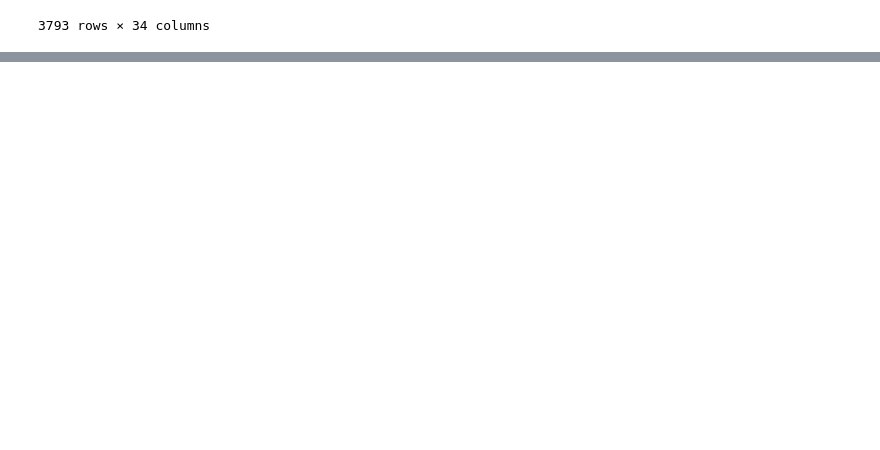
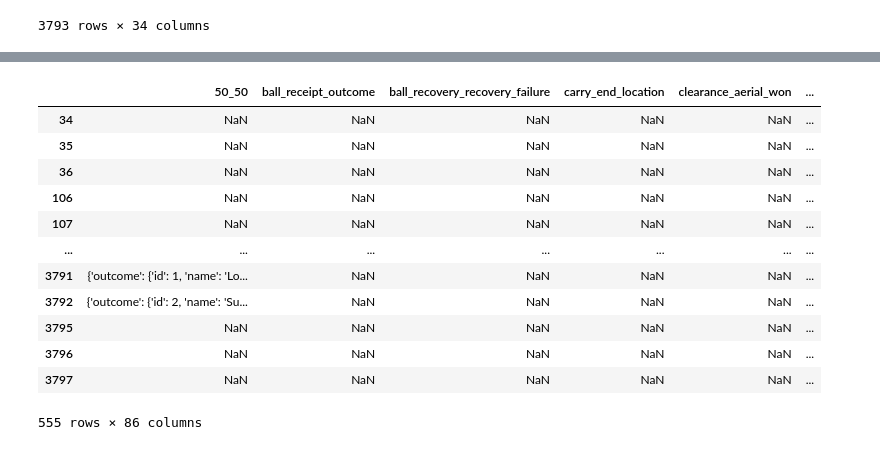
Before and after one commit to ryaa2020/Throw-ins-Gain-the-Upper-Hand, a Jupyter notebook: starter.ipynb, the cells around one changed output, grey strips where cells are left out. Cells and saved outputs as stored; diff of their text form; code cells hidden in the pictures; blank space fills up the shorter version.

```diff
--- a/starter.ipynb
+++ b/starter.ipynb
@@ -41,0 +125,16 @@ df
+# %%
+events.loc[events['play_pattern'] == 'From Throw In']
+# %% [output]
+|  | 50_50 | ball_receipt_outcome | ball_recovery_recovery_failure | carry_end_location | clearance_aerial_won | ... |
+| 34 | NaN | NaN | NaN | NaN | NaN | ... |
+| 35 | NaN | NaN | NaN | NaN | NaN | ... |
+| 36 | NaN | NaN | NaN | NaN | NaN | ... |
+| 106 | NaN | NaN | NaN | NaN | NaN | ... |
+| 107 | NaN | NaN | NaN | NaN | NaN | ... |
+| ... | ... | ... | ... | ... | ... | ... |
+| 3791 | {'outcome': {'id': 1, 'name': 'Lo... | NaN | NaN | NaN | NaN | ... |
+| 3792 | {'outcome': {'id': 2, 'name': 'Su... | NaN | NaN | NaN | NaN | ... |
+| 3795 | NaN | NaN | NaN | NaN | NaN | ... |
+| 3796 | NaN | NaN | NaN | NaN | NaN | ... |
+| 3797 | NaN | NaN | NaN | NaN | NaN | ... |
+555 rows × 86 columns
```
Also changed, not shown: parts of 8 cells of this notebook.
